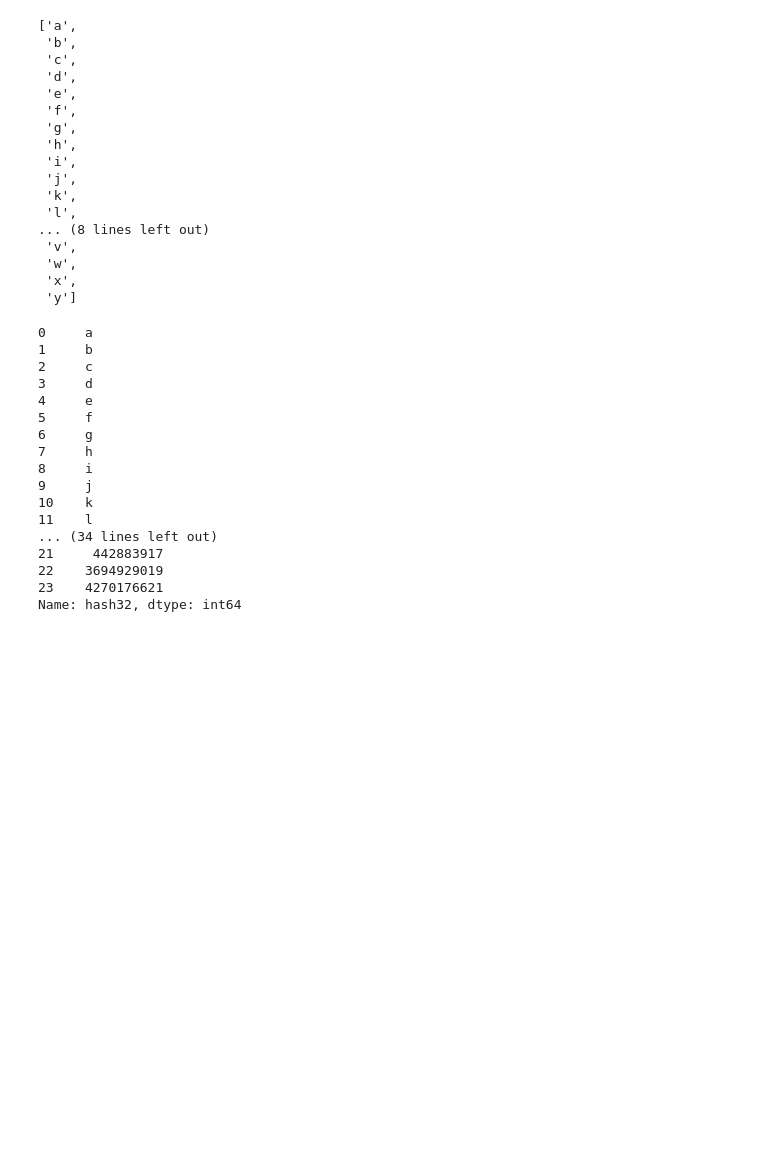
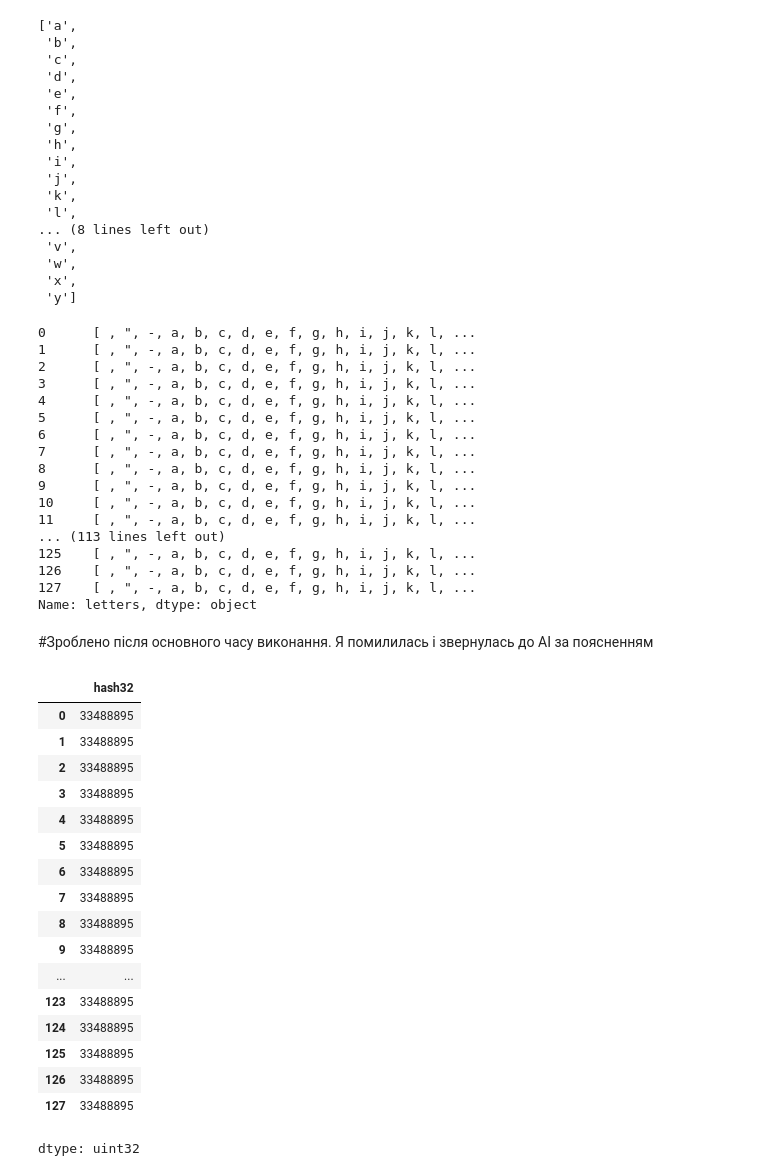
Before and after one commit to TetianaMar-888/Python_for_ds_tasks, a Jupyter notebook: Test_22_10_25.ipynb, the cells around one changed output. Saved outputs shown, nothing was run; the diff lists cells and outputs as text; code cells hidden in the pictures; blank space fills up the shorter version.

```diff
--- a/Test_22_10_25.ipynb
+++ b/Test_22_10_25.ipynb
@@ -114,28 +108,61 @@ sorted_letters[2:]
  'w',
  'x',
  'y']
+# %%
+df['letters'] = [sorted_letters] * len(df)
 # %%
 df["hash32"] = df["letters"].apply(
-    lambda s: hash(s) % 2**32
+    lambda s: hash(tuple(s)) % 2**32
 )
 # %%
 print(df["letters"])
-print(df["hash32"])
 # %% [output]
-0     a
-1     b
-2     c
-3     d
-4     e
-5     f
-6     g
-7     h
-8     i
-9     j
-10    k
-11    l
-... (34 lines left out)
-21     442883917
-22    3694929019
-23    4270176621
-Name: hash32, dtype: int64
+0      [ , ", -, a, b, c, d, e, f, g, h, i, j, k, l, ...
+1      [ , ", -, a, b, c, d, e, f, g, h, i, j, k, l, ...
+2      [ , ", -, a, b, c, d, e, f, g, h, i, j, k, l, ...
+3      [ , ", -, a, b, c, d, e, f, g, h, i, j, k, l, ...
+4      [ , ", -, a, b, c, d, e, f, g, h, i, j, k, l, ...
+5      [ , ", -, a, b, c, d, e, f, g, h, i, j, k, l, ...
+6      [ , ", -, a, b, c, d, e, f, g, h, i, j, k, l, ...
+7      [ , ", -, a, b, c, d, e, f, g, h, i, j, k, l, ...
+8      [ , ", -, a, b, c, d, e, f, g, h, i, j, k, l, ...
+9      [ , ", -, a, b, c, d, e, f, g, h, i, j, k, l, ...
+10     [ , ", -, a, b, c, d, e, f, g, h, i, j, k, l, ...
+11     [ , ", -, a, b, c, d, e, f, g, h, i, j, k, l, ...
+... (113 lines left out)
+125    [ , ", -, a, b, c, d, e, f, g, h, i, j, k, l, ...
+126    [ , ", -, a, b, c, d, e, f, g, h, i, j, k, l, ...
+127    [ , ", -, a, b, c, d, e, f, g, h, i, j, k, l, ...
+Name: letters, dtype: object
+# %% [markdown]
+#Зроблено після основного часу виконання. Я помилилась і звернулась до AI за поясненням
+# %%
+df["hash32"] = df['letters'].apply(
+    lambda s: np.bitwise_or.reduce(
+        np.left_shift(
+            np.uint32(1),
+            np.unique(np.frombuffer("".join(sorted(s)).encode("ascii"), dtype=np.uint8) - ord("a"))
+        )
+    ).astype(np.uint32)
+)
+# %%
+df["hash32"]
+# %% [output]
+|  | hash32 |
+| 0 | 33488895 |
+| 1 | 33488895 |
+| 2 | 33488895 |
+| 3 | 33488895 |
+| 4 | 33488895 |
+| 5 | 33488895 |
+| 6 | 33488895 |
+| 7 | 33488895 |
+| 8 | 33488895 |
+| 9 | 33488895 |
+| ... | ... |
+| 123 | 33488895 |
+| 124 | 33488895 |
+| 125 | 33488895 |
+| 126 | 33488895 |
+| 127 | 33488895 |
+dtype: uint32
```
Also changed, not shown: parts of 9 cells of this notebook.
